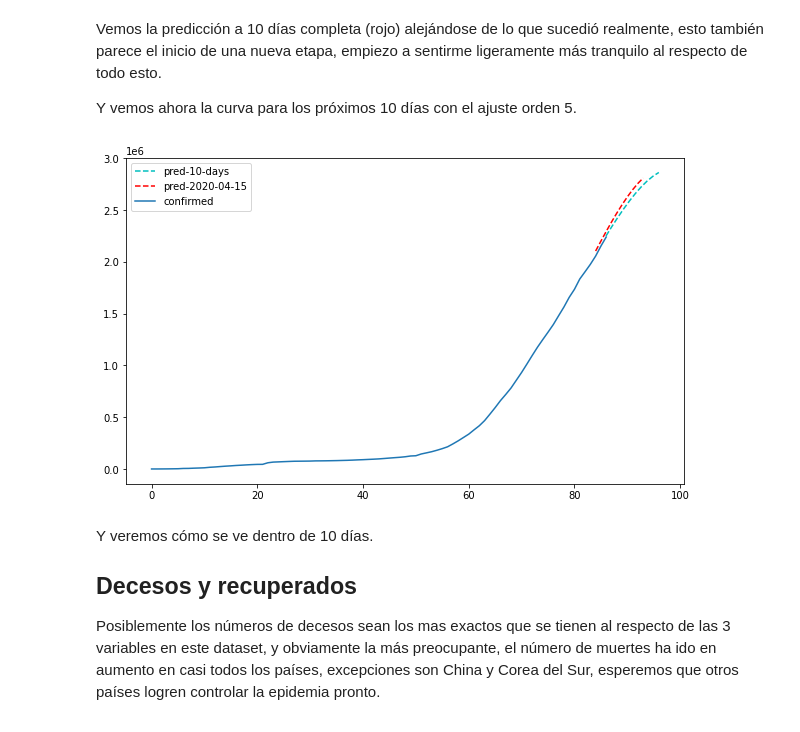
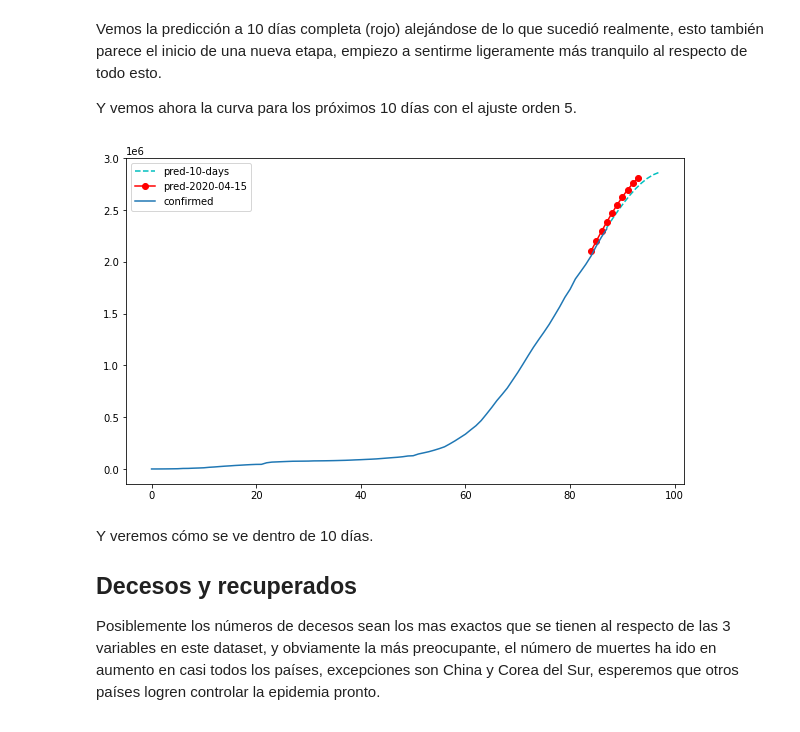
Before and after one commit to garaged/covid19-dataview, a Jupyter notebook: covid-19 pomber data set.ipynb, the cells around one changed output. Cells and saved outputs as stored; diff of their text form; code cells hidden in the pictures.

```diff
--- a/covid-19 pomber data set.ipynb
+++ b/covid-19 pomber data set.ipynb
@@ -281,14 +281,14 @@ Y vemos ahora la curva para los próximos 10 días con el ajuste orden 5.
 # %%
 fig, ax = plt.subplots(1,1, sharey=True, figsize=(10,6))
 ax.plot(x, f(x), 'c--', label='pred-10-days')
 ax.plot(range(84, 84+10), [2104652.14542556, 2200518.71336595, 2293971.40903023,
         2384251.39340409, 2470547.96356723, 2551997.20075698,
         2627680.61843207, 2696623.81033628, 2757795.0985621 ,
-        2810104.18161445], 'r--', label='pred-2020-04-15')
+        2810104.18161445], 'ro-', label='pred-2020-04-15')
 ax.plot(range(total_df["confirmed"].count()), total_df["confirmed"], label='confirmed')
 leg = ax.legend()
 # %% [output]
-[figure, old version]
+[figure, new version]
 # %% [markdown]
 Y veremos cómo se ve dentro de 10 días.
 
```
Also changed, not shown: parts of 55 cells of this notebook, 1 other file.
